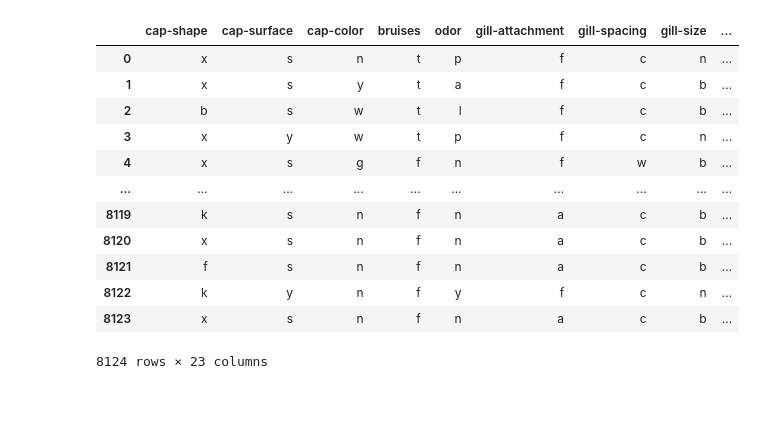
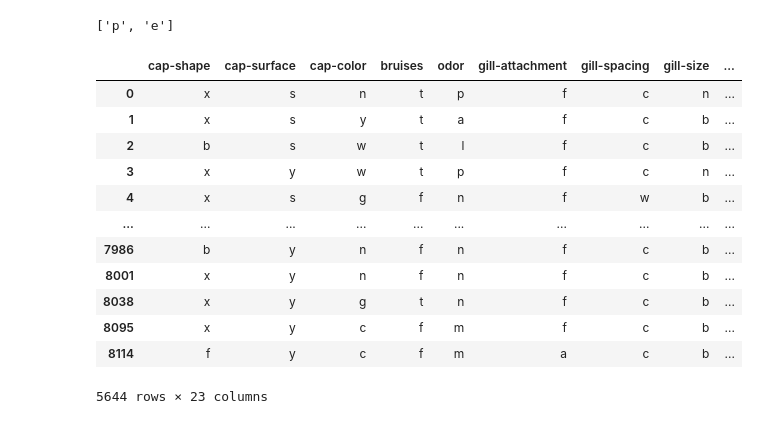
Before and after one commit to PiroJOJO/Statistical_decision_theory, a Jupyter notebook: Lab_2/Lab_2.ipynb, the cells around one changed output. Cells and saved outputs as stored; diff of their text form; code cells hidden in the pictures.

```diff
--- a/Lab_2/Lab_2.ipynb
+++ b/Lab_2/Lab_2.ipynb
@@ -15,24 +19,28 @@ from ucimlrepo import fetch_ucirepo
 # %%
 mushroom = fetch_ucirepo(id=73)
 
 X = mushroom.data.features
 y = mushroom.data.targets
 
 df_mushroom = pd.DataFrame(X.join(y))
-df_mushroom.rename(columns = {'poisonous':'target'}, inplace = True )
+# df_mushroom.rename(columns = {'poisonous':'target'}, inplace = True )
+CLASSES = list(df_mushroom['poisonous'].unique())
+print(CLASSES)
+df_mushroom = df_mushroom.dropna()
 df_mushroom
 # %% [output]
+['p', 'e']
 |  | cap-shape | cap-surface | cap-color | bruises | odor | gill-attachment | gill-spacing | gill-size | ... |
 | 0 | x | s | n | t | p | f | c | n | ... |
 | 1 | x | s | y | t | a | f | c | b | ... |
 | 2 | b | s | w | t | l | f | c | b | ... |
 | 3 | x | y | w | t | p | f | c | n | ... |
 | 4 | x | s | g | f | n | f | w | b | ... |
 | ... | ... | ... | ... | ... | ... | ... | ... | ... | ... |
-| 8119 | k | s | n | f | n | a | c | b | ... |
-| 8120 | x | s | n | f | n | a | c | b | ... |
-| 8121 | f | s | n | f | n | a | c | b | ... |
-| 8122 | k | y | n | f | y | f | c | n | ... |
-| 8123 | x | s | n | f | n | a | c | b | ... |
+| 7986 | b | y | n | f | n | f | c | b | ... |
+| 8001 | x | y | n | f | n | f | c | b | ... |
+| 8038 | x | y | g | t | n | f | c | b | ... |
+| 8095 | x | y | c | f | m | f | c | b | ... |
+| 8114 | f | y | c | f | m | a | c | b | ... |
-8124 rows × 23 columns
+5644 rows × 23 columns
 # %%
```
Also changed, not shown: parts of 21 cells of this notebook.
